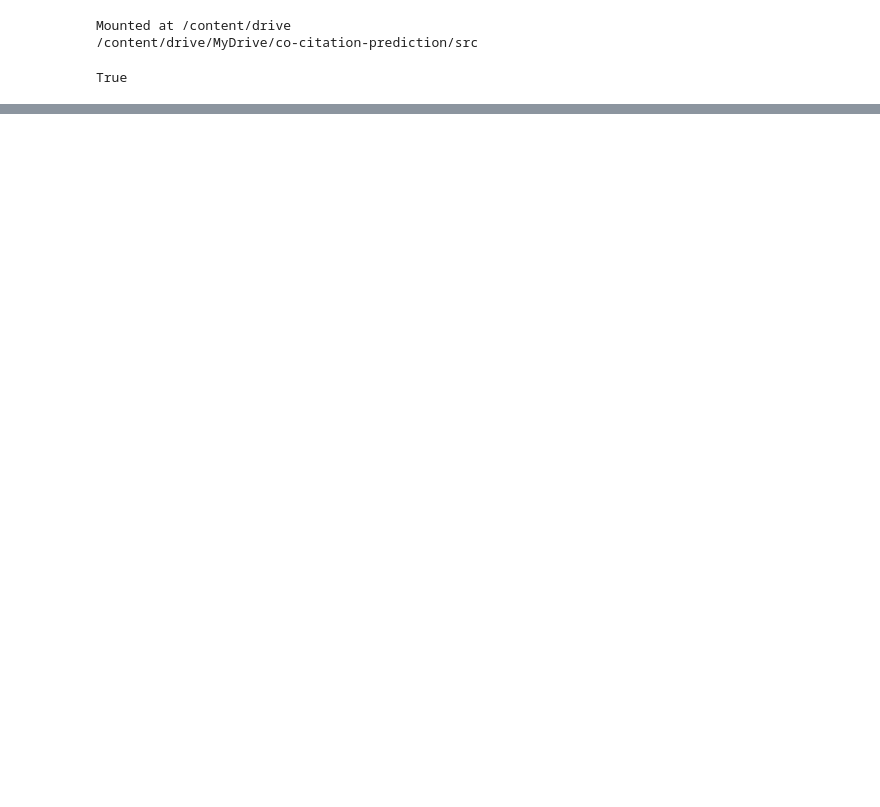
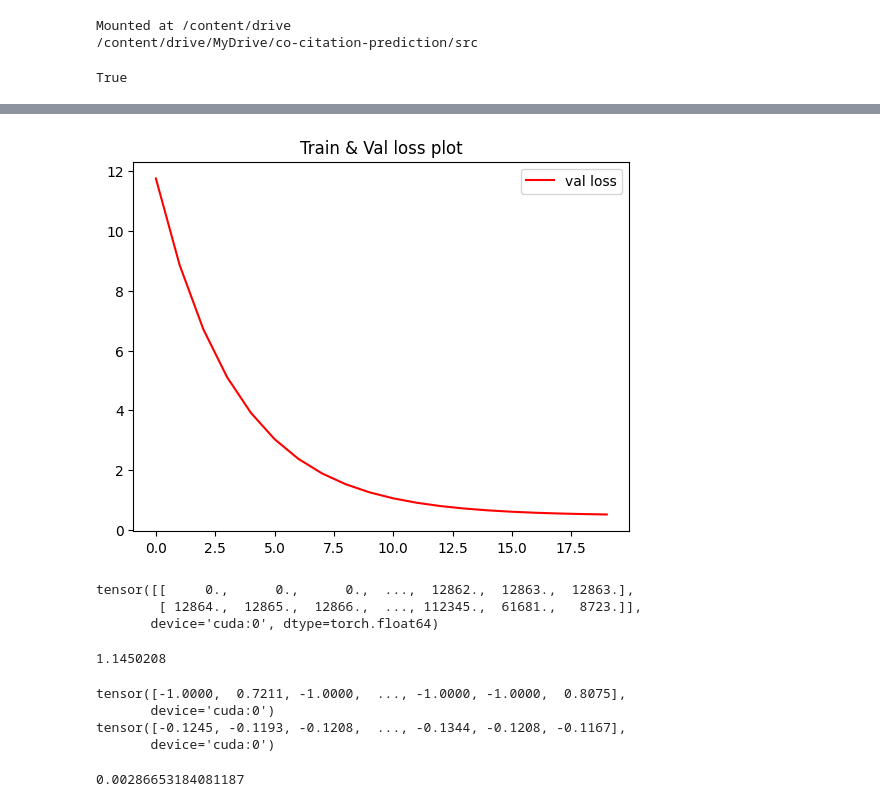
Before and after one commit to gauravsett/co-citation-prediction, a Jupyter notebook: src/run.ipynb, the cells around one changed output, grey strips where cells are left out. Cells and saved outputs as stored; diff of their text form; code cells hidden in the pictures; blank space fills up the shorter version.

```diff
--- a/src/run.ipynb
+++ b/src/run.ipynb
@@ -155,0 +243,2 @@ regression_loader = DataLoader(regression_dataset, shuffle=False)
+# %%
+data = torch.load('../data/total_data.pt')
@@ -155,0 +514,14 @@ regression_loader = DataLoader(regression_dataset, shuffle=False)
+# %%
+# plt.plot(range(len(training_loss)), [x for x in training_loss], color='green', label='train loss')
+plt.plot(range(len(validation_loss)), validation_loss, color='red', label='val loss')
+plt.legend()
+plt.title("Train & Val loss plot")
+plt.show()
+# %% [output]
+[figure, added]
+# %%
+data.edge_index
+# %% [output]
+tensor([[     0.,      0.,      0.,  ...,  12862.,  12863.,  12863.],
+        [ 12864.,  12865.,  12866.,  ..., 112345.,  61681.,   8723.]],
+       device='cuda:0', dtype=torch.float64)
@@ -156,3 +543,15 @@ regression_loader = DataLoader(regression_dataset, shuffle=False)
+# %%
+rmse(gcn_model, data)
+# %% [output]
+1.1450208
+# %%
+r_2(gcn_model, data)
+# %% [output]
+tensor([-1.0000,  0.7211, -1.0000,  ..., -1.0000, -1.0000,  0.8075],
+       device='cuda:0')
+tensor([-0.1245, -0.1193, -0.1208,  ..., -0.1344, -0.1208, -0.1167],
+       device='cuda:0')
+0.00286653184081187
 # %%
 regression_model = RegressionModel()
 # %%
```
Also changed, not shown: parts of 33 cells of this notebook.
